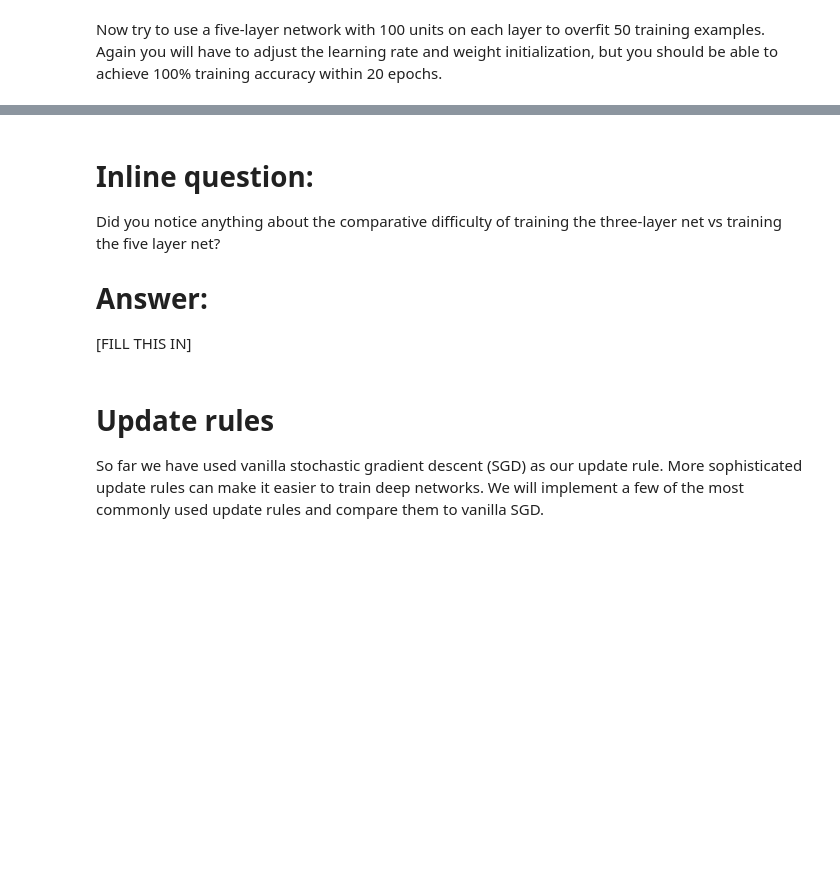
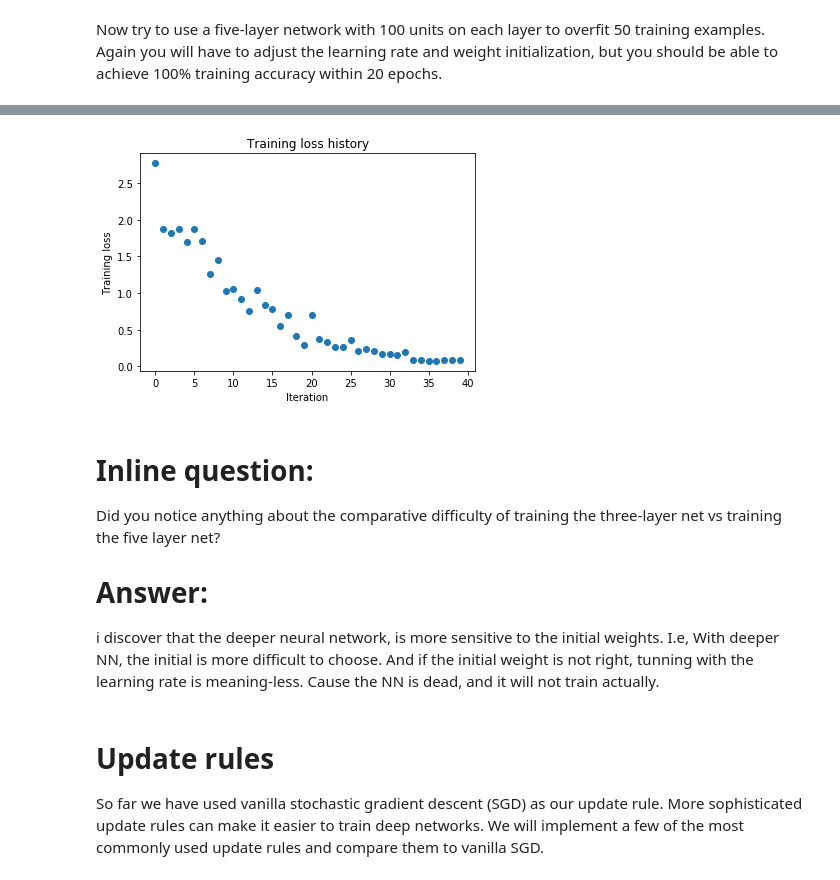
Before and after one commit to Oukaishen/CS231n_Spring2017, a Jupyter notebook: assignment2/FullyConnectedNets.ipynb, the cells around one changed output, grey strips where cells are left out. Drawn from its saved outputs; the diff is of its cells as text; code cells hidden in the pictures; blank space fills up the shorter version.

```diff
--- a/assignment2/FullyConnectedNets.ipynb
+++ b/assignment2/FullyConnectedNets.ipynb
@@ -448,8 +484,8 @@ small_data = {
   'y_val': data['y_val'],
 }
 
-learning_rate = 1e-3
-weight_scale = 1e-5
+learning_rate = 1e-2
+weight_scale = 4e-2 #very sensitive to the initial weights
 model = FullyConnectedNet([100, 100, 100, 100],
                 weight_scale=weight_scale, dtype=np.float64)
 solver = Solver(model, small_data,
@@ -466,3 +502,4 @@ plt.title('Training loss history')
 plt.xlabel('Iteration')
 plt.ylabel('Training loss')
 plt.show()
+# %% [output]
@@ -469,9 +523,10 @@ plt.show()
+[figure, added]
 # %% [markdown]
 # Inline question:
 Did you notice anything about the comparative difficulty of training the three-layer net vs training the five layer net?
 
 # Answer:
-[FILL THIS IN]
+i discover that the deeper neural network, is more sensitive to the initial weights. I.e, With deeper NN, the initial is more difficult to choose. And if the initial weight is not right, tunning with the learning rate is meaning-less. Cause the NN is dead, and it will not train actually.
 # %% [markdown]
 # Update rules
 So far we have used vanilla stochastic gradient descent (SGD) as our update rule. More sophisticated update rules can make it easier to train deep networks. We will implement a few of the most commonly used update rules and compare them to vanilla SGD.
```
Also changed, not shown: parts of 8 cells of this notebook, 3 other files.
